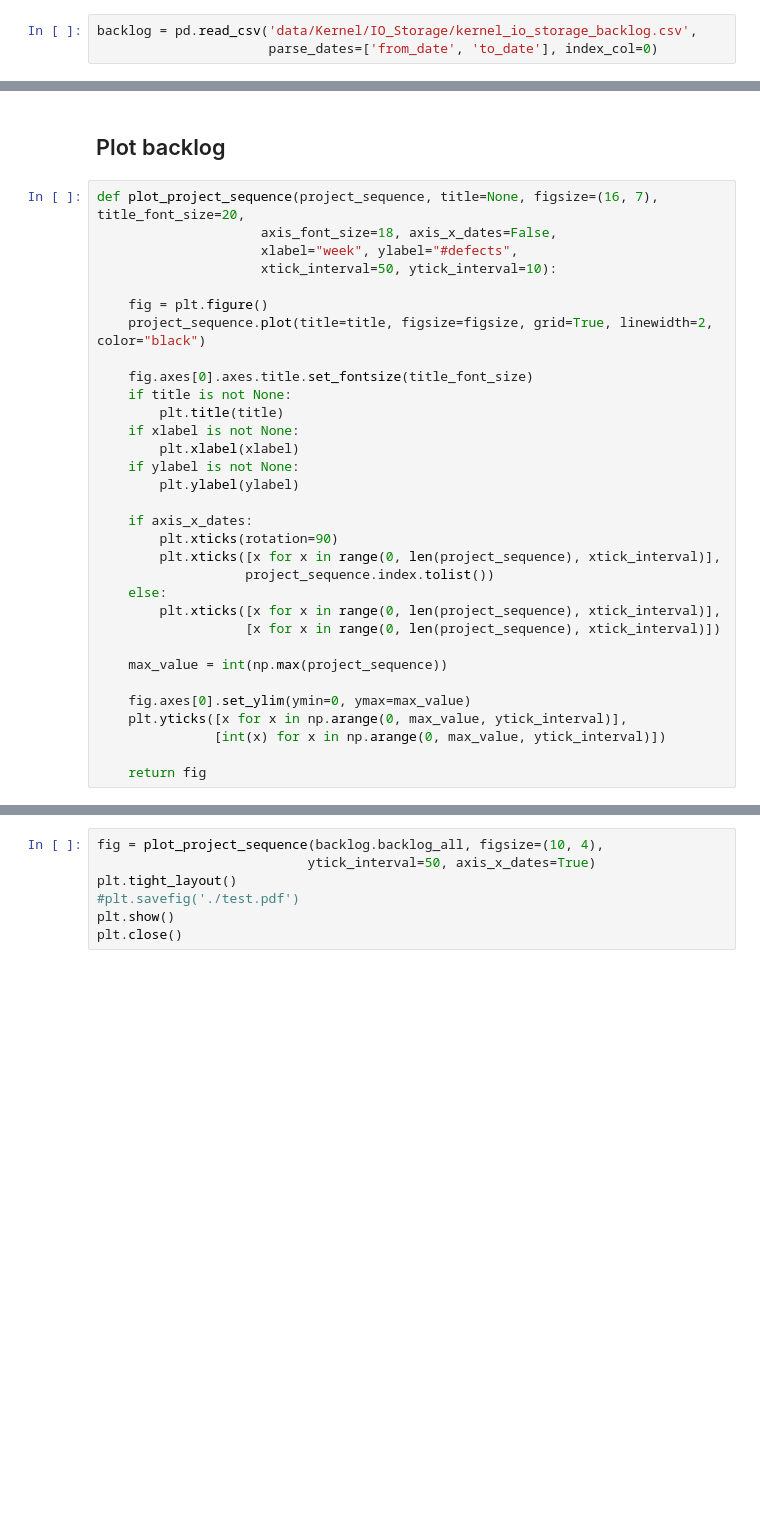
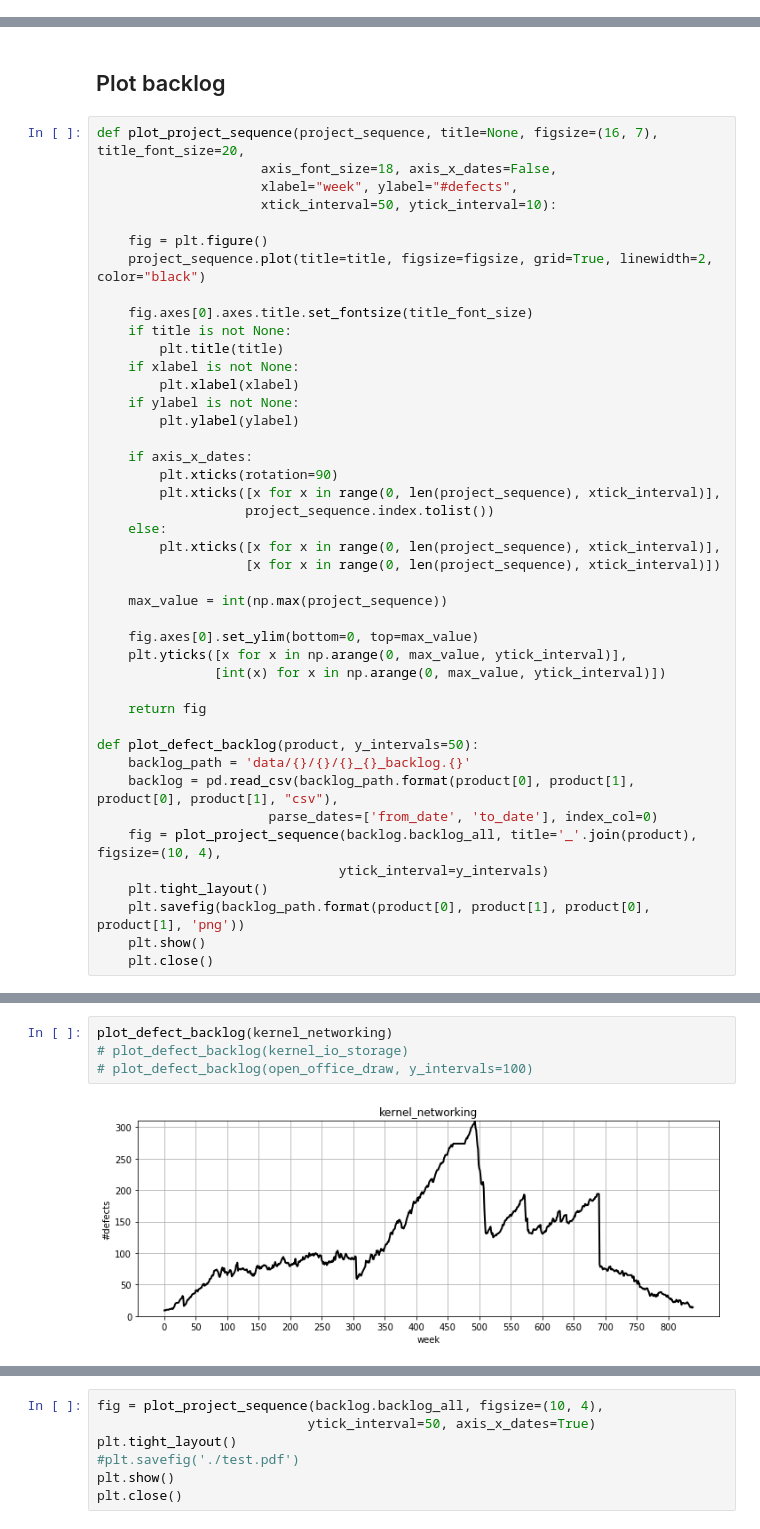
Before and after one commit to paulinaaniola/DefectBacklogPrediction, a Jupyter notebook: Plot defect backlogs.ipynb, the cells around one changed output, grey strips where cells are left out. Drawn from its saved outputs; the diff is of its cells as text; blank space fills up the shorter version.

```diff
--- a/Plot defect backlogs.ipynb
+++ b/Plot defect backlogs.ipynb
@@ -8,6 +8,3 @@ import pandas as pd
 %matplotlib inline
 # %% [markdown]
 ## Load a backlog
-# %%
-backlog = pd.read_csv('data/Kernel/IO_Storage/kernel_io_storage_backlog.csv',
-                      parse_dates=['from_date', 'to_date'], index_col=0)
@@ -40,8 +107,19 @@ def plot_project_sequence(project_sequence, title=None, figsize=(16, 7), title_f
 
     max_value = int(np.max(project_sequence))
 
-    fig.axes[0].set_ylim(ymin=0, ymax=max_value)
+    fig.axes[0].set_ylim(bottom=0, top=max_value)
     plt.yticks([x for x in np.arange(0, max_value, ytick_interval)],
                [int(x) for x in np.arange(0, max_value, ytick_interval)])
 
     return fig
+
+def plot_defect_backlog(product, y_intervals=50):
+    backlog_path = 'data/{}/{}/{}_{}_backlog.{}'
+    backlog = pd.read_csv(backlog_path.format(product[0], product[1], product[0], product[1], "csv"),
+                      parse_dates=['from_date', 'to_date'], index_col=0)
+    fig = plot_project_sequence(backlog.backlog_all, title='_'.join(product), figsize=(10, 4),
+                               ytick_interval=y_intervals)
+    plt.tight_layout()
+    plt.savefig(backlog_path.format(product[0], product[1], product[0], product[1], 'png'))
+    plt.show()
+    plt.close()
@@ -56,0 +129,6 @@ plt.close()
+# %%
+plot_defect_backlog(kernel_networking)
+# plot_defect_backlog(kernel_io_storage)
+# plot_defect_backlog(open_office_draw, y_intervals=100)
+# %% [output]
+[figure, added]
```
Also changed, not shown: parts of 8 cells of this notebook, 23 other files.
